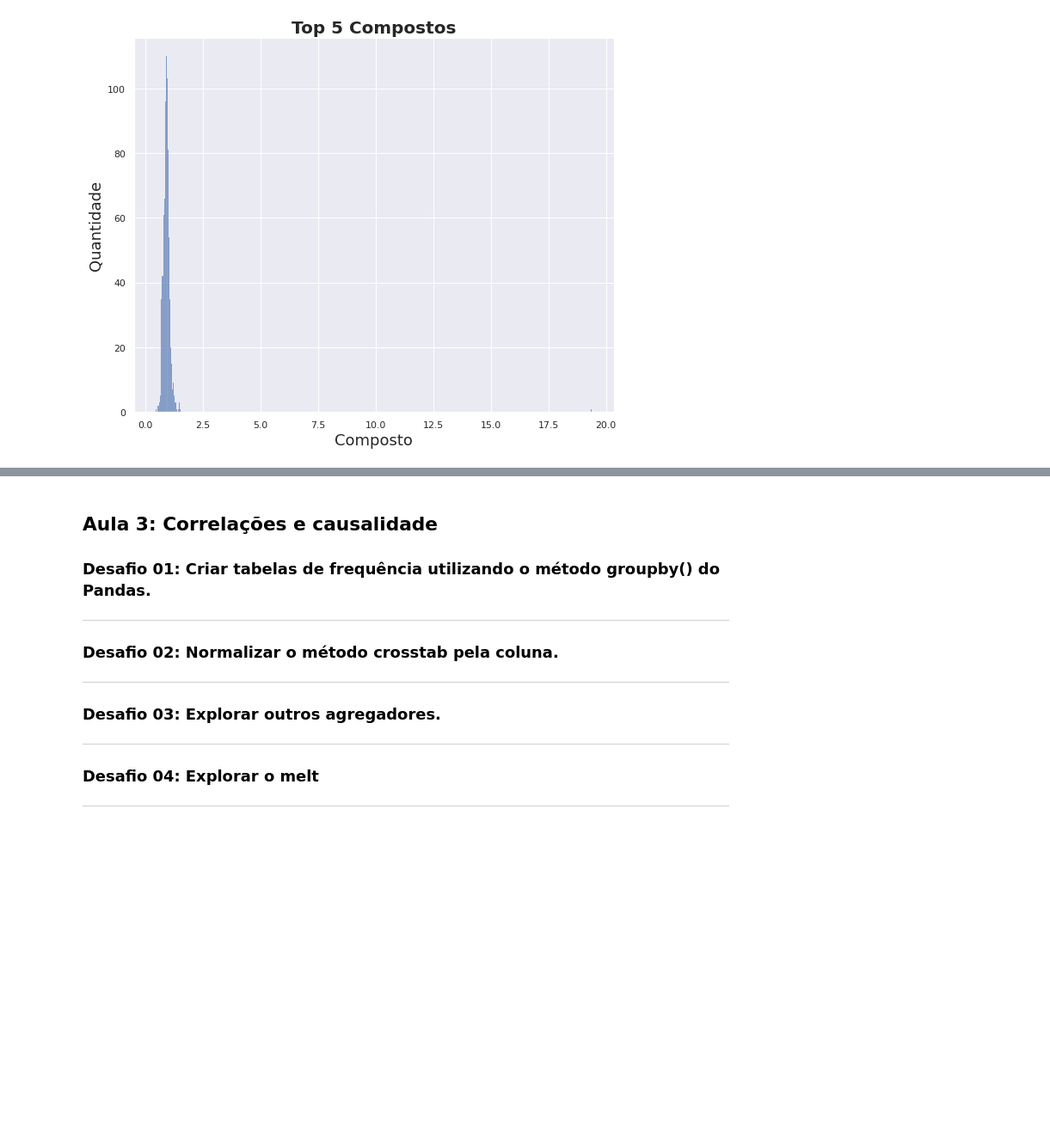
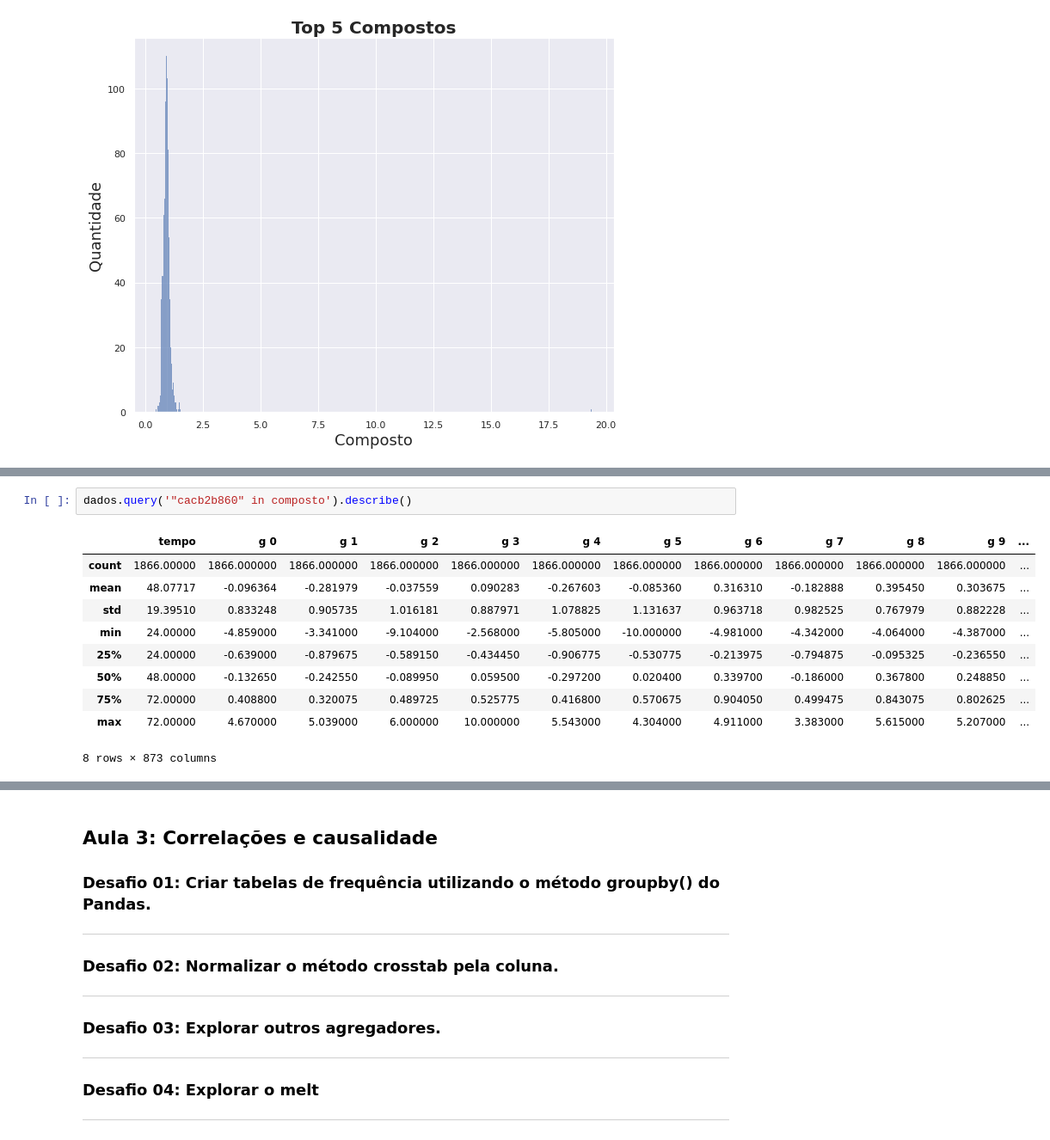
Before and after one commit to henriqueotogami/imersao-dados-3-alura, a Jupyter notebook: Desafios.ipynb, the cells around one changed output, grey strips where cells are left out. Shown: that part at 86% size. Cells and saved outputs as stored; diff of their text form; blank space fills up the shorter version.

```diff
--- a/Desafios.ipynb
+++ b/Desafios.ipynb
@@ -326,0 +347,13 @@ plt.show()
+# %%
+dados.query('"cacb2b860" in composto').describe()
+# %% [output]
+|  | tempo | g 0 | g 1 | g 2 | g 3 | g 4 | g 5 | g 6 | g 7 | g 8 | g 9 | ... |
+| count | 1866.00000 | 1866.000000 | 1866.000000 | 1866.000000 | 1866.000000 | 1866.000000 | 1866.000000 | 1866.000000 | 1866.000000 | 1866.000000 | 1866.000000 | ... |
+| mean | 48.07717 | -0.096364 | -0.281979 | -0.037559 | 0.090283 | -0.267603 | -0.085360 | 0.316310 | -0.182888 | 0.395450 | 0.303675 | ... |
+| std | 19.39510 | 0.833248 | 0.905735 | 1.016181 | 0.887971 | 1.078825 | 1.131637 | 0.963718 | 0.982525 | 0.767979 | 0.882228 | ... |
+| min | 24.00000 | -4.859000 | -3.341000 | -9.104000 | -2.568000 | -5.805000 | -10.000000 | -4.981000 | -4.342000 | -4.064000 | -4.387000 | ... |
+| 25% | 24.00000 | -0.639000 | -0.879675 | -0.589150 | -0.434450 | -0.906775 | -0.530775 | -0.213975 | -0.794875 | -0.095325 | -0.236550 | ... |
+| 50% | 48.00000 | -0.132650 | -0.242550 | -0.089950 | 0.059500 | -0.297200 | 0.020400 | 0.339700 | -0.186000 | 0.367800 | 0.248850 | ... |
+| 75% | 72.00000 | 0.408800 | 0.320075 | 0.489725 | 0.525775 | 0.416800 | 0.570675 | 0.904050 | 0.499475 | 0.843075 | 0.802625 | ... |
+| max | 72.00000 | 4.670000 | 5.039000 | 6.000000 | 10.000000 | 5.543000 | 4.304000 | 4.911000 | 3.383000 | 5.615000 | 5.207000 | ... |
+8 rows × 873 columns
```
Also changed, not shown: parts of 10 cells of this notebook.
